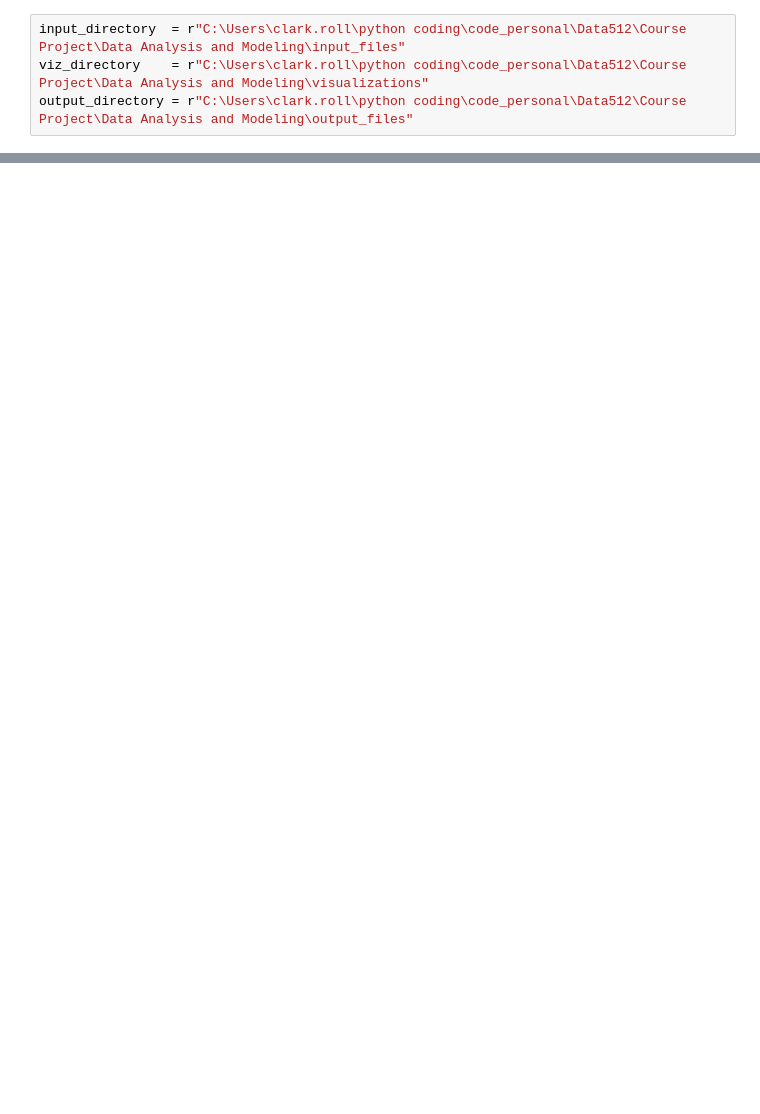
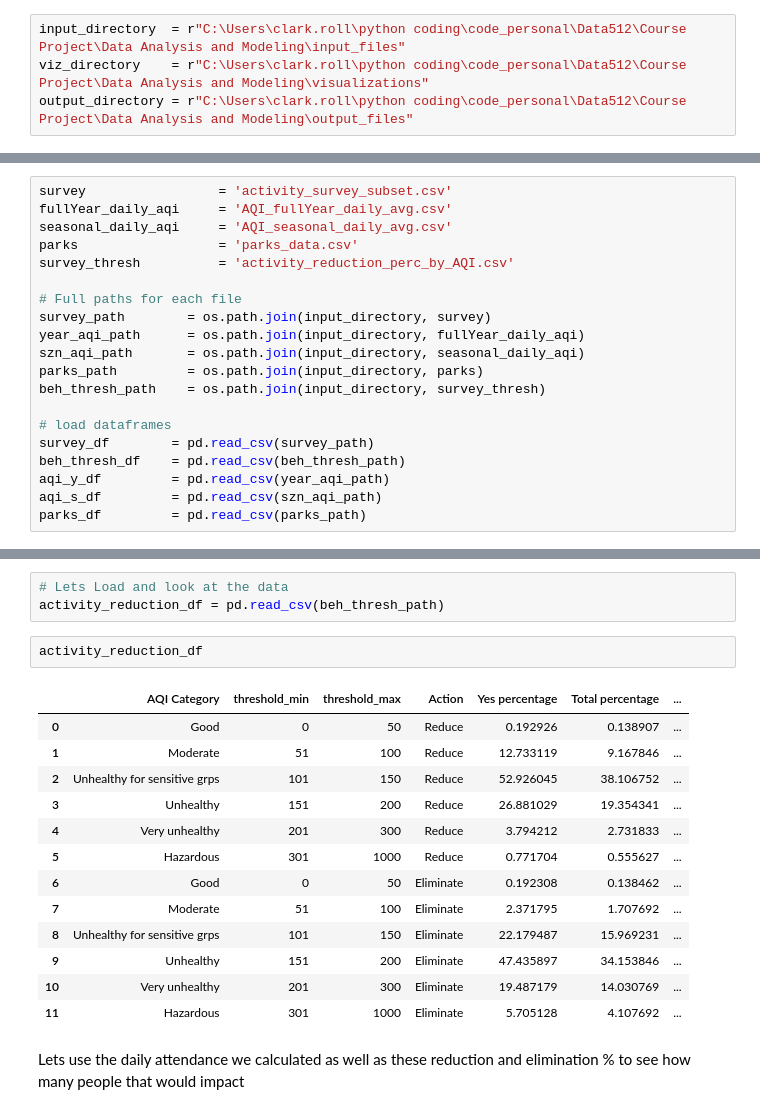
Before and after one commit to DowntonCrabby/Data512, a Jupyter notebook: Course Project/Data Analysis and Modeling/Model Extension.ipynb, the cells around one changed output, grey strips where cells are left out. Drawn from its saved outputs; the diff is of its cells as text; blank space fills up the shorter version.

```diff
--- a/Course Project/Data Analysis and Modeling/Model Extension.ipynb
+++ b/Course Project/Data Analysis and Modeling/Model Extension.ipynb
@@ -397,0 +56,20 @@ threshold_summary
+# %%
+survey                 = 'activity_survey_subset.csv'
+fullYear_daily_aqi     = 'AQI_fullYear_daily_avg.csv'
+seasonal_daily_aqi     = 'AQI_seasonal_daily_avg.csv'
+parks                  = 'parks_data.csv'
+survey_thresh          = 'activity_reduction_perc_by_AQI.csv'
+
+# Full paths for each file
+survey_path        = os.path.join(input_directory, survey)
+year_aqi_path      = os.path.join(input_directory, fullYear_daily_aqi)
+szn_aqi_path       = os.path.join(input_directory, seasonal_daily_aqi)
+parks_path         = os.path.join(input_directory, parks)
+beh_thresh_path    = os.path.join(input_directory, survey_thresh)
+
+# load dataframes
+survey_df        = pd.read_csv(survey_path)
+beh_thresh_df    = pd.read_csv(beh_thresh_path)
+aqi_y_df         = pd.read_csv(year_aqi_path)
+aqi_s_df         = pd.read_csv(szn_aqi_path)
+parks_df         = pd.read_csv(parks_path)
@@ -397,0 +373,21 @@ threshold_summary
+# %%
+# Lets Load and look at the data
+activity_reduction_df = pd.read_csv(beh_thresh_path)
+# %%
+activity_reduction_df
+# %% [output]
+|  | AQI Category | threshold_min | threshold_max | Action | Yes percentage | Total percentage | ... |
+| 0 | Good | 0 | 50 | Reduce | 0.192926 | 0.138907 | ... |
+| 1 | Moderate | 51 | 100 | Reduce | 12.733119 | 9.167846 | ... |
+| 2 | Unhealthy for sensitive grps | 101 | 150 | Reduce | 52.926045 | 38.106752 | ... |
+| 3 | Unhealthy | 151 | 200 | Reduce | 26.881029 | 19.354341 | ... |
+| 4 | Very unhealthy | 201 | 300 | Reduce | 3.794212 | 2.731833 | ... |
+| 5 | Hazardous | 301 | 1000 | Reduce | 0.771704 | 0.555627 | ... |
+| 6 | Good | 0 | 50 | Eliminate | 0.192308 | 0.138462 | ... |
+| 7 | Moderate | 51 | 100 | Eliminate | 2.371795 | 1.707692 | ... |
+| 8 | Unhealthy for sensitive grps | 101 | 150 | Eliminate | 22.179487 | 15.969231 | ... |
+| 9 | Unhealthy | 151 | 200 | Eliminate | 47.435897 | 34.153846 | ... |
+| 10 | Very unhealthy | 201 | 300 | Eliminate | 19.487179 | 14.030769 | ... |
+| 11 | Hazardous | 301 | 1000 | Eliminate | 5.705128 | 4.107692 | ... |
+# %% [markdown]
+Lets use the daily attendance we calculated as well as these reduction and elimination % to see how many people that would impact
```
Also changed, not shown: parts of 71 cells of this notebook, 24 other files.
